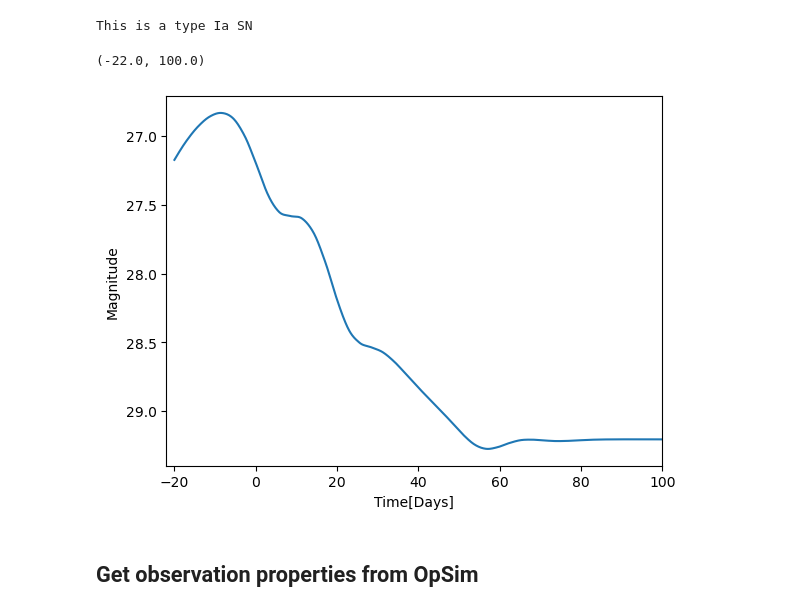
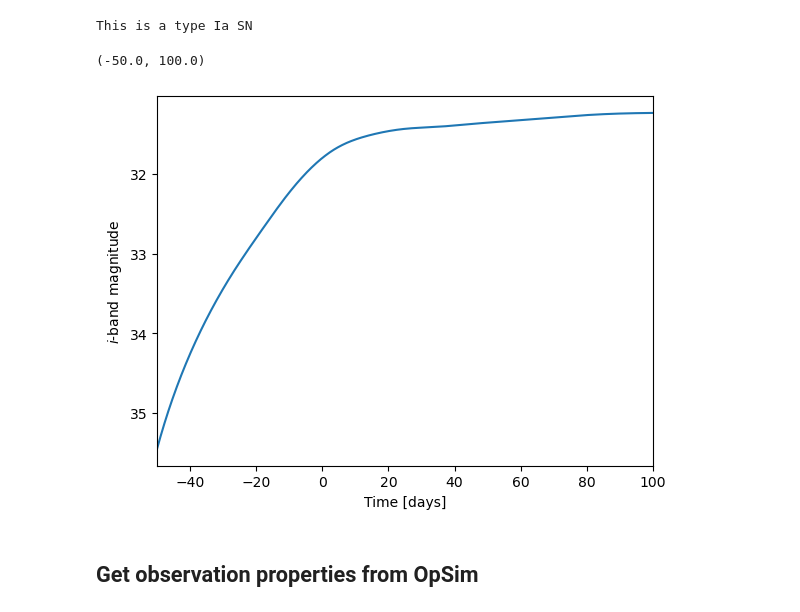
Before and after one commit to LSST-strong-lensing/slsim, a Jupyter notebook: notebooks/Opsim_supernovae_plus_extended_source_tutorial.ipynb, the cells around one changed output. Drawn from its saved outputs; the diff is of its cells as text; code cells hidden in the pictures.

```diff
--- a/notebooks/Opsim_supernovae_plus_extended_source_tutorial.ipynb
+++ b/notebooks/Opsim_supernovae_plus_extended_source_tutorial.ipynb
@@ -36,9 +37,10 @@ cosmo = FlatLambdaCDM(H0=70, Om0=0.3)
 
 
 # define a sky area
-sky_area = Quantity(value=0.1, unit="deg2")
+area = 1
+sky_area = Quantity(value=area, unit="deg2")
 
-
+start_time = time.time()
 # define limits in the intrinsic deflector and source population (in addition to the
 # skypy config
 # file)
@@ -46,7 +48,7 @@ kwargs_deflector_cut = {"z_min": 0.01, "z_max": 2.5}
 kwargs_source_cut = {}
 ## create a point plus extended source lens population.
 supernova_lens_pop = LensPop(
-    deflector_type="elliptical",  # type of the deflector. It could be elliptical or
+    deflector_type="all-galaxies",  # type of the deflector. It could be elliptical or
     # all-galaxies.
     source_type="supernovae_plus_galaxies",  # keyword for source type. it can be
     # galaxies, quasar, quasar_plus_galaxies, and supernovae_plus_galaxies.
@@ -65,16 +67,16 @@ supernova_lens_pop = LensPop(
     # configuration will be used.
     sky_area=sky_area,  # Sky area for the simulation, source / deflector sky area
     cosmo=cosmo,  # astropy cosmology
-    source_light_profile="double_sersic",  # light profile for the source galaxy
-    catalog_type="scotch",  # catalog type. It can be None or scotch
-    lightcurve_time=np.linspace(
-        -20, 100, 1000
-    ),  # array of light curve observation time.
-    catalog_path="../data/Scotch/"
-    + "scotch_SNIa_host_galaxies.fits",
+    source_light_profile="single_sersic",  # light profile for the source galaxy
+    catalog_type=None,  # catalog type. It can be None or scotch
+    lightcurve_time=np.linspace(-50, 100, 1000),  # array of light curve observation time.
+    #catalog_path="../data/Scotch/"
+    #+ "scotch_SNIa_host_galaxies.fits",
     # path for catalog. If not provided, small size catalog from
     # /slsim/Source/SupernovaeCatalog will be used for
     # source_type="supernovae_plus_galaxies" case. For other cases, we do not need to
     # provide outside catalog. One can download scotch_SNIa_host_galaxies.fits from
     # https://github.com/LSST-strong-lensing/data_public.git
 )
+end_time = time.time()
+print(np.around((end_time - start_time)/60,2), 'minutes needed to simulate ', area, 'square degrees.')
@@ -132,9 +147,10 @@ Number of strong lens systems: 17
 # %% [markdown]
 ## Choose a lens to simulate an image
 # %%
+index = 0
 kwargs_lens_cut = {"min_image_separation": 1, "max_image_separation": 10}
 rgb_band_list = ["i", "r", "g"]
-lens_class = supernovae_lens_population[2]
+lens_class = supernovae_lens_population[index]
 (
     lens_class.source.source_dict["z"],
     lens_class.einstein_radius,
@@ -143,4 +159,12 @@ lens_class = supernovae_lens_population[2]
     #lens_class._deflector_dict["mag_i"],
     #lens_class._deflector_dict["z"],
 )
+
+print("Chosen lens system properties:")
+print("z_lens = ", lens_class.deflector_redshift)
+print("z_source = ", lens_class.source.source_dict["z"])
+print("theta_E = ", lens_class.einstein_radius)
+print("Lens galaxy magnitude: ", lens_class.deflector_magnitude(band='i'))
+print("Host galaxy magnitude: ", lens_class.source.source_dict["mag_i"])
+print("Supernova magnitude: ", lens_class.source.source_dict["ps_mag_i"])
 # %% [output]
@@ -170,13 +200,13 @@ This is a type Ia SN
 # %%
 plt.plot(light_curve["MJD"], light_curve["ps_mag_i"])
 # plt.ylim(12, 18)
 plt.gca().invert_yaxis()
-plt.ylabel("Magnitude")
-plt.xlabel("Time" "[Days]")
-plt.xlim(-22, 100)
+plt.ylabel(r"$i$-band magnitude")
+plt.xlabel("Time [days]")
+plt.xlim(-50, 100)
 # %% [output]
-(-22.0, 100.0)
+(-50.0, 100.0)
-[figure, old version]
+[figure, new version]
 # %% [markdown]
 ## Get observation properties from OpSim
 # %% [markdown]
```
Also changed, not shown: parts of 26 cells of this notebook.
